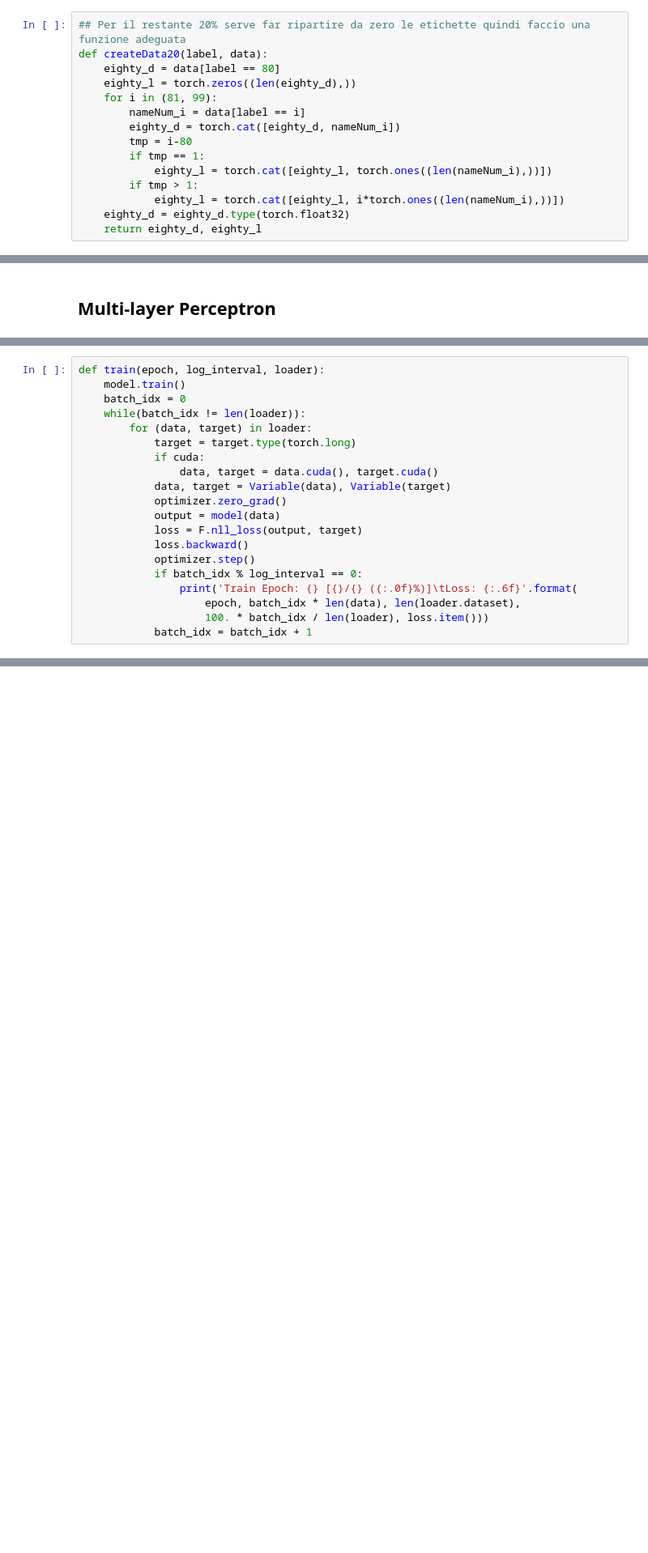
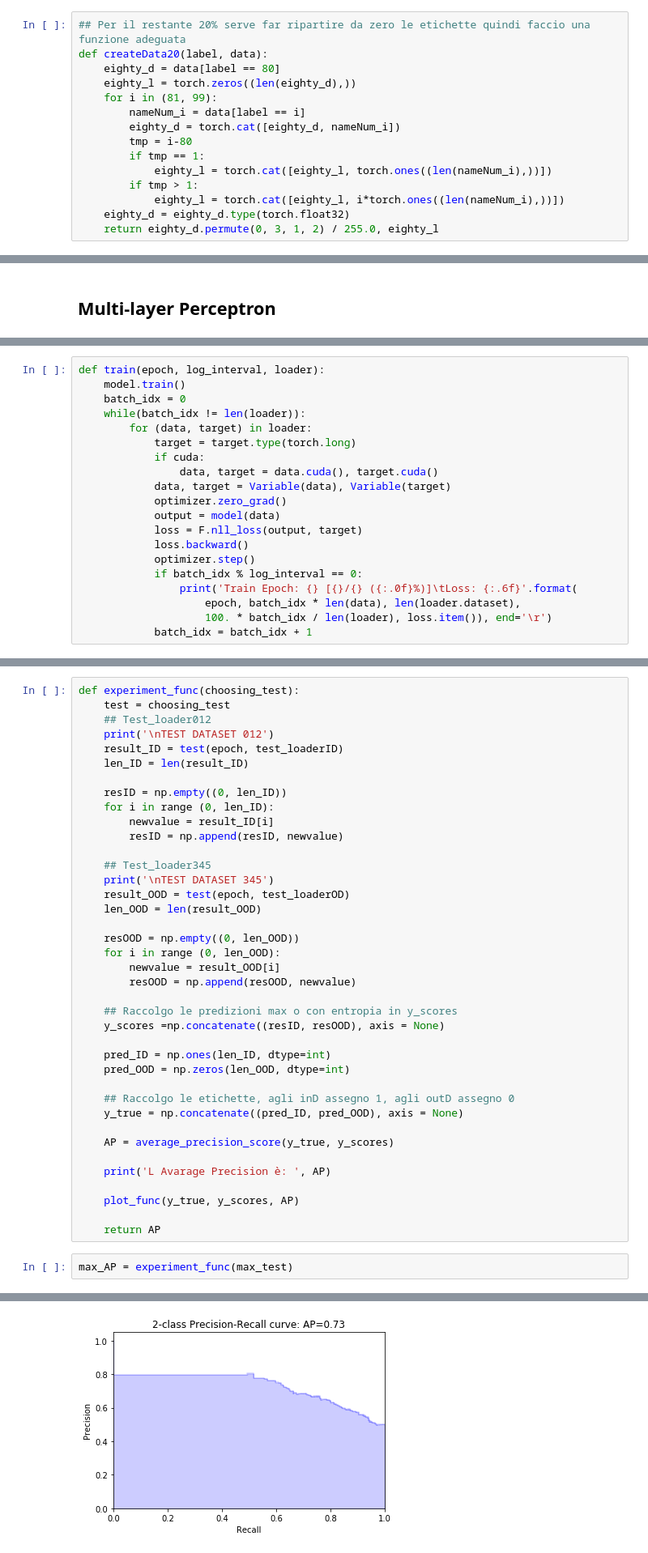
Before and after one commit to AliceCasali/NeuralNetwork_OOD, a Jupyter notebook: MLP CIFAR100.ipynb, the cells around one changed output, grey strips where cells are left out. Shown at 81% size. Cells and saved outputs as stored; diff of their text form; blank space fills up the shorter version.

```diff
--- a/MLP CIFAR100.ipynb
+++ b/MLP CIFAR100.ipynb
@@ -125,7 +145,7 @@ def createData20(label, data):
         if tmp > 1:
             eighty_l = torch.cat([eighty_l, i*torch.ones((len(nameNum_i),))])
     eighty_d = eighty_d.type(torch.float32)
-    return eighty_d, eighty_l
+    return eighty_d.permute(0, 3, 1, 2) / 255.0, eighty_l
 # %%
 #train loader da 0 a 79 80%
 train_data, train_labels = createData(train_l, train_d, 79)
@@ -212,7 +258,7 @@ def train(epoch, log_interval, loader):
             if batch_idx % log_interval == 0:
                 print('Train Epoch: {} [{}/{} ({:.0f}%)]\tLoss: {:.6f}'.format(
                     epoch, batch_idx * len(data), len(loader.dataset),
-                    100. * batch_idx / len(loader), loss.item()))
+                    100. * batch_idx / len(loader), loss.item()), end='\r')
             batch_idx = batch_idx + 1
 # %%
 def validate(loss_vector, accuracy_vector, loader):
@@ -248,0 +367,42 @@ ValueError: Expected input batch_size (96) to match target batch_size (32).
+# %%
+def experiment_func(choosing_test):
+    test = choosing_test
+    ## Test_loader012
+    print('\nTEST DATASET 012')
+    result_ID = test(epoch, test_loaderID)
+    len_ID = len(result_ID)
+
+    resID = np.empty((0, len_ID))
+    for i in range (0, len_ID):
+        newvalue = result_ID[i]
+        resID = np.append(resID, newvalue)
+
+    ## Test_loader345
+    print('\nTEST DATASET 345')
+    result_OOD = test(epoch, test_loaderOD)
+    len_OOD = len(result_OOD)
+
+    resOOD = np.empty((0, len_OOD))
+    for i in range (0, len_OOD):
+        newvalue = result_OOD[i]
+        resOOD = np.append(resOOD, newvalue)
+
+    ## Raccolgo le predizioni max o con entropia in y_scores
+    y_scores =np.concatenate((resID, resOOD), axis = None)
+
+    pred_ID = np.ones(len_ID, dtype=int)
+    pred_OOD = np.zeros(len_OOD, dtype=int)
+
+    ## Raccolgo le etichette, agli inD assegno 1, agli outD assegno 0
+    y_true = np.concatenate((pred_ID, pred_OOD), axis = None)
+
+    AP = average_precision_score(y_true, y_scores)
+
+    print('L Avarage Precision è: ', AP)
+
+    plot_func(y_true, y_scores, AP)
+
+    return AP
+# %%
+max_AP = experiment_func(max_test)
+# %% [output]
@@ -248,0 +426 @@ ValueError: Expected input batch_size (96) to match target batch_size (32).
+[figure, added]
```
Also changed, not shown: parts of 15 cells of this notebook.
